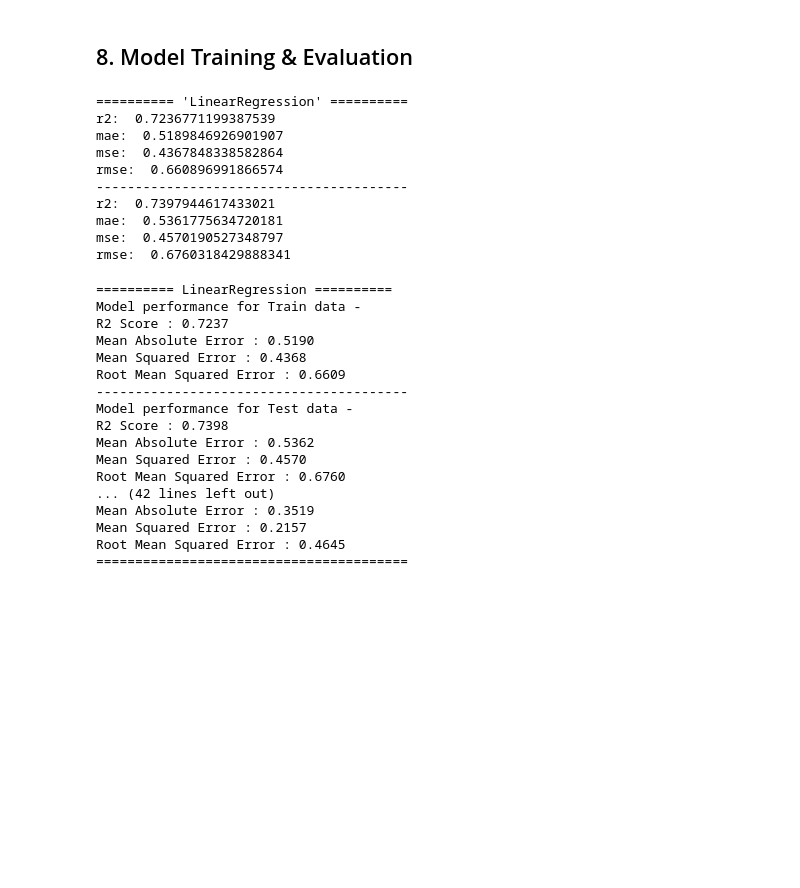
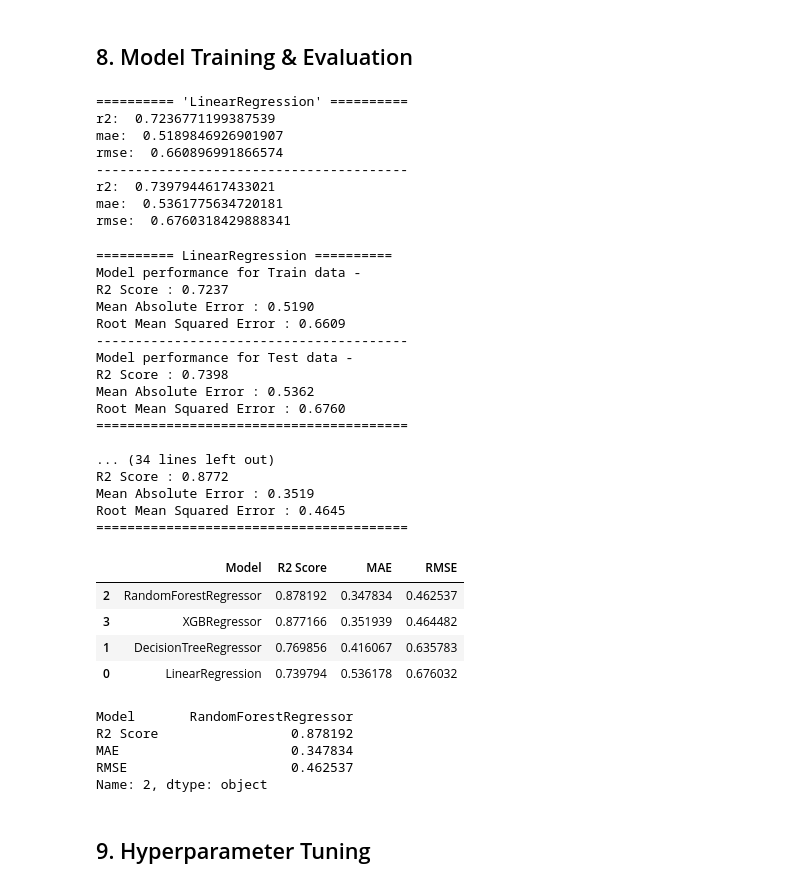
Before and after one commit to ashishpra28/MindWell-Mental-Health-Score-Predictor, a Jupyter notebook: notebook/Mental_Health_Score_Prediction.ipynb, the cells around one changed output. Saved outputs shown, nothing was run; the diff lists cells and outputs as text; code cells hidden in the pictures; blank space fills up the shorter version.

```diff
--- a/notebook/Mental_Health_Score_Prediction.ipynb
+++ b/notebook/Mental_Health_Score_Prediction.ipynb
@@ -658,10 +657,9 @@ lr_pipeline = Pipeline([
 def evaluate_model(actual, predicted):
     r2 = r2_score(actual, predicted)
     mae = mean_absolute_error(actual, predicted)
-    mse = mean_squared_error(actual, predicted)
     rmse = root_mean_squared_error(actual, predicted)
 
-    return r2, mae, mse, rmse
+    return r2, mae, rmse
 
 lr_pipeline.fit(X_train,y_train)
 
@@ -669,33 +667,29 @@ lr_train_pred = lr_pipeline.predict(X_train)
 lr_test_pred = lr_pipeline.predict(X_test)
 
 # model evaluation for train and test data
-lr_train_r2, lr_train_mae, lr_train_mse, lr_train_rmse = evaluate_model(y_train, lr_train_pred)
-lr_test_r2, lr_test_mae, lr_test_mse, lr_test_rmse = evaluate_model(y_test, lr_test_pred)
+lr_train_r2, lr_train_mae, lr_train_rmse = evaluate_model(y_train, lr_train_pred)
+lr_test_r2, lr_test_mae, lr_test_rmse = evaluate_model(y_test, lr_test_pred)
 
 # printing models and performance metrices
 print("========== 'LinearRegression' ==========")
 
 print('r2: ', lr_train_r2)
 print('mae: ', lr_train_mae)
-print('mse: ', lr_train_mse)
 print('rmse: ', lr_train_rmse)
 
 print("-"*40)
 
 print('r2: ', lr_test_r2)
 print('mae: ', lr_test_mae)
-print('mse: ', lr_test_mse)
 print('rmse: ', lr_test_rmse)
 # %% [output]
 ========== 'LinearRegression' ==========
 r2:  0.7236771199387539
 mae:  0.5189846926901907
-mse:  0.4367848338582864
 rmse:  0.660896991866574
 ----------------------------------------
 r2:  0.7397944617433021
 mae:  0.5361775634720181
-mse:  0.4570190527348797
 rmse:  0.6760318429888341
 # %%
 # Define models
@@ -710,10 +704,9 @@ models = {
 def evaluate_model(actual, predicted):
     r2 = r2_score(actual, predicted)
     mae = mean_absolute_error(actual, predicted)
-    mse = mean_squared_error(actual, predicted)
     rmse = root_mean_squared_error(actual, predicted)
 
-    return r2, mae, mse, rmse
+    return r2, mae, rmse
 
 
 # Store results
@@ -736,14 +729,13 @@ for name, model in models.items():
     y_test_pred = model_pipeline.predict(X_test)
 
     # model evaluation for train and test data
-    train_r2, train_mae, train_mse, train_rmse = evaluate_model(y_train, y_train_pred)
-    test_r2, test_mae, test_mse, test_rmse = evaluate_model(y_test, y_test_pred)
+    train_r2, train_mae, train_rmse = evaluate_model(y_train, y_train_pred)
+    test_r2, test_mae, test_rmse = evaluate_model(y_test, y_test_pred)
 
     results.append({
         "Model": name,
         "R2 Score": test_r2,
         "MAE" : test_mae,
-        "MSE" : test_mse,
         "RMSE": test_rmse
     })
 
@@ -753,7 +745,6 @@ for name, model in models.items():
     print("Model performance for Train data -")
     print(f"R2 Score : {train_r2:.4f}")
     print(f"Mean Absolute Error : {train_mae:.4f}")
-    print(f"Mean Squared Error : {train_mse:.4f}")
     print(f"Root Mean Squared Error : {train_rmse:.4f}")
 
     print("-"*40)
@@ -761,7 +752,6 @@ for name, model in models.items():
     print("Model performance for Test data -")
     print(f"R2 Score : {test_r2:.4f}")
     print(f"Mean Absolute Error : {test_mae:.4f}")
-    print(f"Mean Squared Error : {test_mse:.4f}")
     print(f"Root Mean Squared Error : {test_rmse:.4f}")
     print("="*40)
     print("\n")
@@ -770,16 +760,39 @@ for name, model in models.items():
 Model performance for Train data -
 R2 Score : 0.7237
 Mean Absolute Error : 0.5190
-Mean Squared Error : 0.4368
 Root Mean Squared Error : 0.6609
 ----------------------------------------
 Model performance for Test data -
 R2 Score : 0.7398
 Mean Absolute Error : 0.5362
-Mean Squared Error : 0.4570
 Root Mean Squared Error : 0.6760
-... (42 lines left out)
+========================================
+
+... (34 lines left out)
+R2 Score : 0.8772
 Mean Absolute Error : 0.3519
-Mean Squared Error : 0.2157
 Root Mean Squared Error : 0.4645
 ========================================
+# %%
+# Compare model performance
+result_df = pd.DataFrame(results)
+result_df = result_df.sort_values(by=['R2 Score','MAE','RMSE'], ascending=False)
+result_df
+# %% [output]
+|  | Model | R2 Score | MAE | RMSE |
+| 2 | RandomForestRegressor | 0.878192 | 0.347834 | 0.462537 |
+| 3 | XGBRegressor | 0.877166 | 0.351939 | 0.464482 |
+| 1 | DecisionTreeRegressor | 0.769856 | 0.416067 | 0.635783 |
+| 0 | LinearRegression | 0.739794 | 0.536178 | 0.676032 |
+# %%
+# Select best model
+best_model = result_df.iloc[0]
+best_model
+# %% [output]
+Model       RandomForestRegressor
+R2 Score                 0.878192
+MAE                      0.347834
+RMSE                     0.462537
+Name: 2, dtype: object
+# %% [markdown]
+## 9. Hyperparameter Tuning
```
Also changed, not shown: parts of 10 cells of this notebook.
